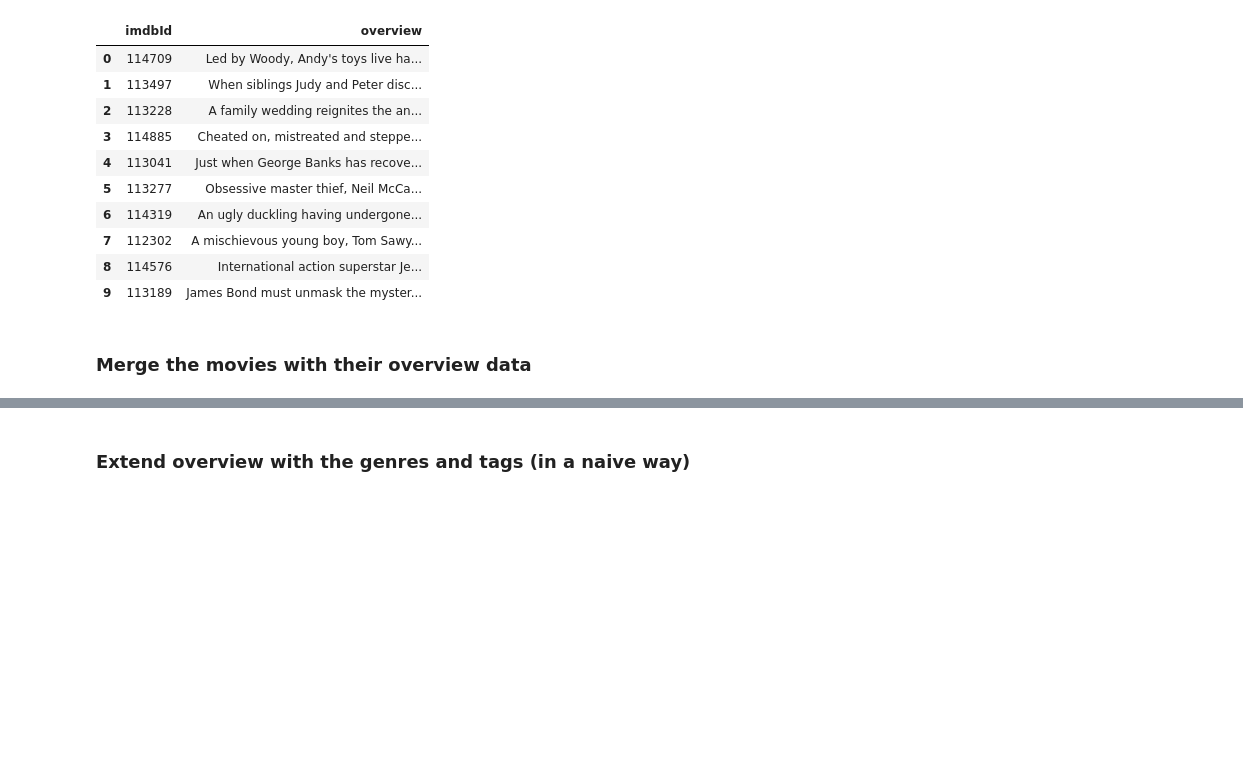
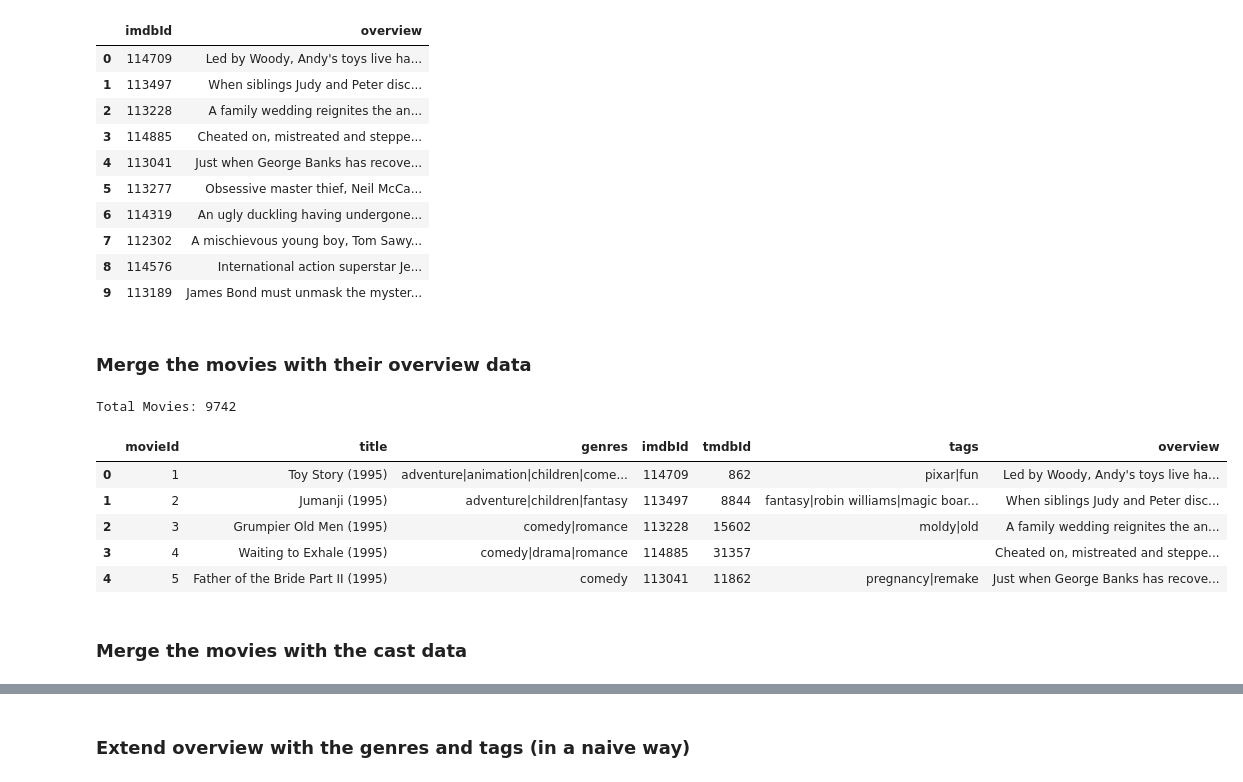
Before and after one commit to MChatzakis/DIS-RecommenderSystem, a Jupyter notebook: src/content-based-filtering/content-based-filtering.ipynb, the cells around one changed output, grey strips where cells are left out. Saved outputs shown, nothing was run; the diff lists cells and outputs as text; code cells hidden in the pictures; blank space fills up the shorter version.

```diff
--- a/src/content-based-filtering/content-based-filtering.ipynb
+++ b/src/content-based-filtering/content-based-filtering.ipynb
@@ -103,4 +142,19 @@ metadata.head(10)
 | 9 | 113189 | James Bond must unmask the myster... |
 # %% [markdown]
 ### Merge the movies with their overview data
+# %%
+movies = pd.merge(movies_merged_tags, metadata, on="imdbId", how="left")
+movies["overview"] = movies["overview"].fillna("")
+print(f"Total Movies: {len(movies)}")
+movies.head()
+# %% [output]
+Total Movies: 9742
+|  | movieId | title | genres | imdbId | tmdbId | tags | overview |
+| 0 | 1 | Toy Story (1995) | adventure|animation|children|come... | 114709 | 862 | pixar|fun | Led by Woody, Andy's toys live ha... |
+| 1 | 2 | Jumanji (1995) | adventure|children|fantasy | 113497 | 8844 | fantasy|robin williams|magic boar... | When siblings Judy and Peter disc... |
+| 2 | 3 | Grumpier Old Men (1995) | comedy|romance | 113228 | 15602 | moldy|old | A family wedding reignites the an... |
+| 3 | 4 | Waiting to Exhale (1995) | comedy|drama|romance | 114885 | 31357 |  | Cheated on, mistreated and steppe... |
+| 4 | 5 | Father of the Bride Part II (1995) | comedy | 113041 | 11862 | pregnancy|remake | Just when George Banks has recove... |
+# %% [markdown]
+### Merge the movies with the cast data
 # %%
```
Also changed, not shown: parts of 7 cells of this notebook, 1 other file.
